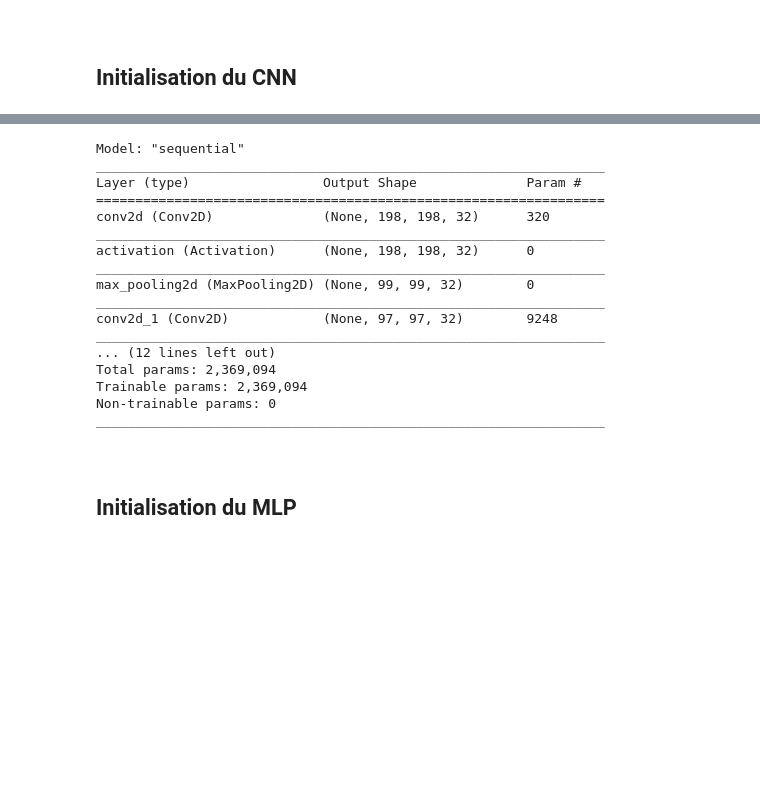
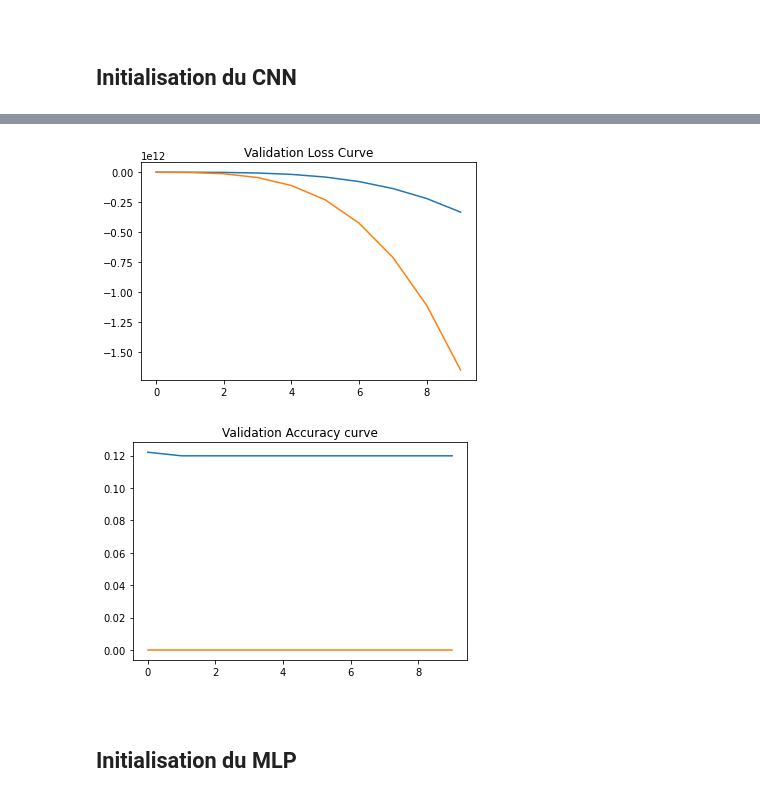
Before and after one commit to louisisaacdiouf/deep-learning, a Jupyter notebook: ExamenDeepLearning.ipynb, the cells around one changed output, grey strips where cells are left out. Cells and saved outputs as stored; diff of their text form; code cells hidden in the pictures; blank space fills up the shorter version.

```diff
--- a/ExamenDeepLearning.ipynb
+++ b/ExamenDeepLearning.ipynb
@@ -137,16 +150,32 @@ X = X/255.0
+# %%
+x = pickle.load(open("X.pickle","rb"))
+y = pickle.load(open("Y.pickle","rb"))
+
+X = x/255.0
 # %%
+# Model
+model = Sequential()
+
 # Convolution
-model.add(Conv2D(32, (3, 3), input_shape = X.shape[1:]))
+model.add(Conv2D(64, (3, 3), input_shape = X.shape[1:]))
 model.add(Activation("relu"))
 model.add(MaxPooling2D(pool_size = (2, 2)))
 
-model.add(Conv2D(32, (3, 3)))
+
+model.add(Conv2D(64, (3, 3)))
 model.add(Activation("relu"))
 model.add(MaxPooling2D(pool_size = (2, 2)))
 
+
 #  Flattening
 model.add(Flatten())
-model.add(Dense(32))
+model.add(Dense(64))
 
-model.add(Dense(len(cat)))
-model.add(Activation("softmax"))
+model.add(Dense(1))
+model.add(Activation("sigmoid"))
+
+model.compile(loss="binary_crossentropy",
+             optimizer="adam",
+             metrics=['accuracy'])
+
+history = model.fit(X, np.array(y), batch_size=32, validation_split=0.2, epochs=10)
@@ -153,20 +202,0 @@ model.add(Activation("softmax"))
-# %%
-model.summary()
-# %% [output]
-Model: "sequential"
-_________________________________________________________________
-Layer (type)                 Output Shape              Param #
-=================================================================
-conv2d (Conv2D)              (None, 198, 198, 32)      320
-_________________________________________________________________
-activation (Activation)      (None, 198, 198, 32)      0
-_________________________________________________________________
-max_pooling2d (MaxPooling2D) (None, 99, 99, 32)        0
-_________________________________________________________________
-conv2d_1 (Conv2D)            (None, 97, 97, 32)        9248
-_________________________________________________________________
-... (12 lines left out)
-Total params: 2,369,094
-Trainable params: 2,369,094
-Non-trainable params: 0
-_________________________________________________________________
@@ -179,5 +203,23 @@ model.compile(
-# %%
-history = model.fit(X, np.array(Y), batch_size=batch_size, epochs=15, validation_split=0.4)
+# %%
+loss_curve = history.history["loss"]
+acc_curve = history.history["accuracy"]
+val_loss_curve = history.history["val_loss"]
+val_acc_curve = history.history["val_accuracy"]
+# %%
+plt.plot(loss_curve)
+plt.title("Loss Curve")
+plt.plot(val_loss_curve)
+plt.title("Validation Loss Curve")
+plt.show()
+
+plt.plot(acc_curve)
+plt.title("Accuracy Curve")
+plt.plot(val_acc_curve)
+plt.title("Validation Accuracy curve")
+plt.show()
+# %% [output]
+[figure, added]
+[figure, added]
 # %% [markdown]
 <br/>
 
```
Also changed, not shown: parts of 11 cells of this notebook.
